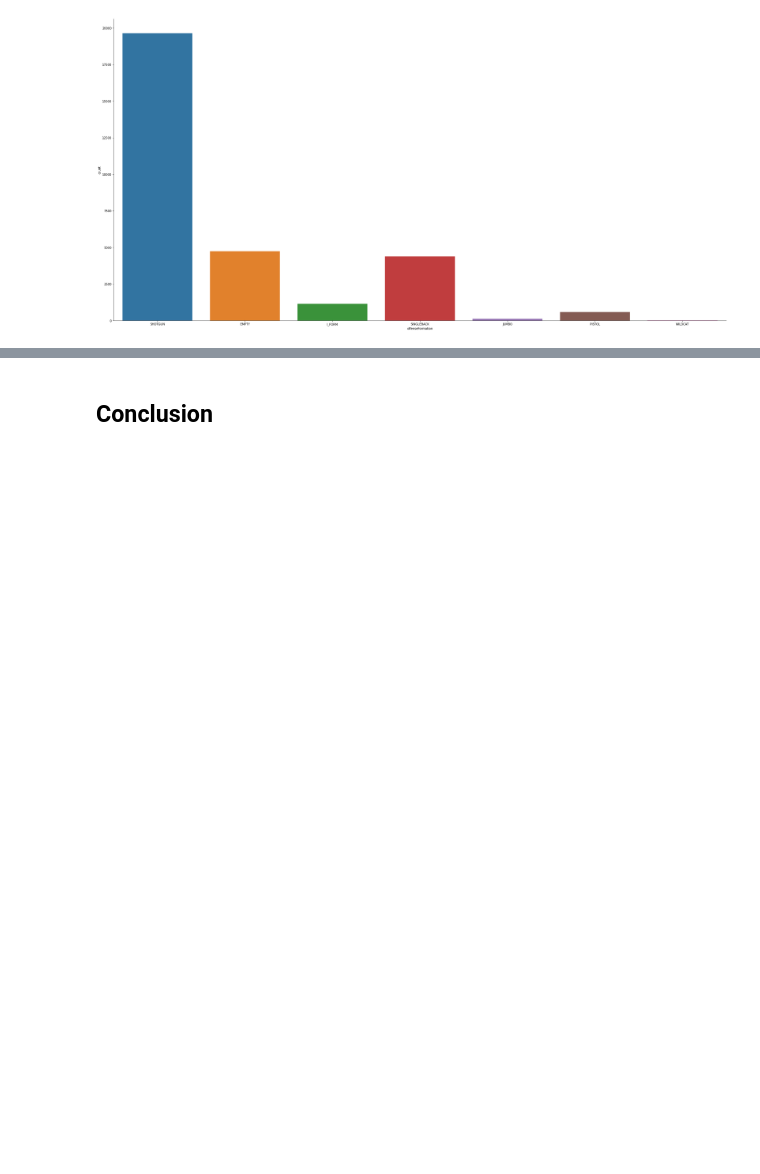
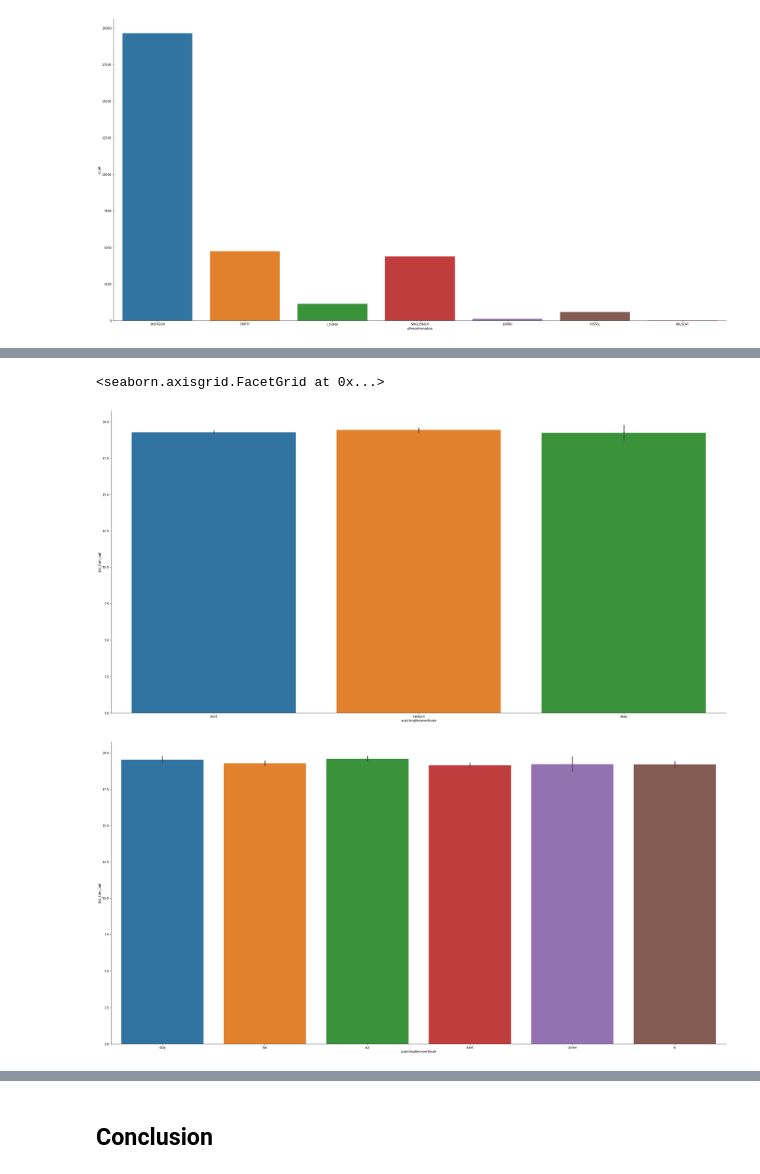
Before and after one commit to bkandikonda27/ExpectedPassingYardsMetricNFL, a Jupyter notebook: EDA.ipynb, the cells around one changed output, grey strips where cells are left out. Drawn from its saved outputs; the diff is of its cells as text; code cells hidden in the pictures; blank space fills up the shorter version.

```diff
--- a/EDA.ipynb
+++ b/EDA.ipynb
@@ -259,0 +351,7 @@ sns.catplot(x='dropBackType',y='prePenaltyPlayResult', kind='bar',data=df_eda_co
+# %%
+sns.catplot(x='xcatchingReceiverRoute',y='dist_from_ball', kind='bar',data=df_new_metrics, height=15, aspect=2)
+sns.catplot(x='ycatchingReceiverRoute',y='dist_from_ball', kind='bar',data=df_new_metrics, height=15, aspect=2)
+# %% [output]
+<seaborn.axisgrid.FacetGrid at 0x...>
+[figure, added]
+[figure, added]
```
Also changed, not shown: parts of 22 cells of this notebook, 1 other file.
